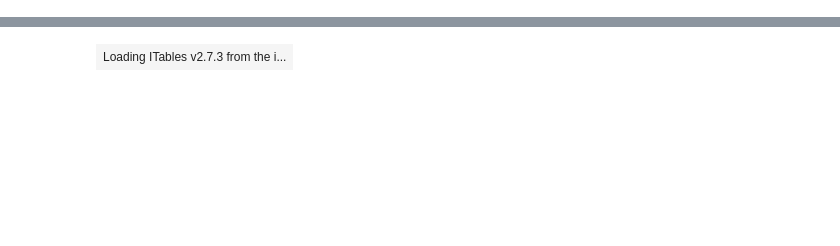
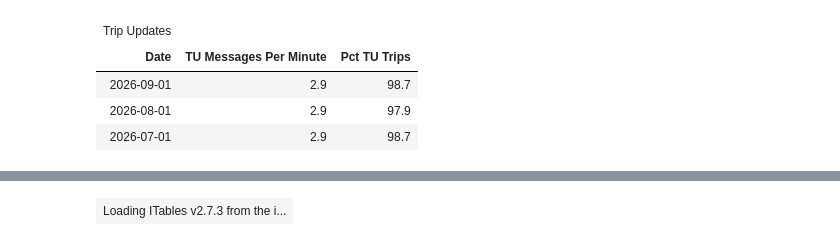
Before and after one commit to cal-itp/gtfs-curator, a Jupyter notebook: gtfs_digest/03_report_operator_refresh.ipynb, the cells around one changed output, grey strips where cells are left out. Cells and saved outputs as stored; diff of their text form; code cells hidden in the pictures; blank space fills up the shorter version.

```diff
--- a/gtfs_digest/03_report_operator_refresh.ipynb
+++ b/gtfs_digest/03_report_operator_refresh.ipynb
@@ -68,7 +44,10 @@ schedule_rt_route_direction_summary_df = gcs_pandas().read_parquet(schedule_rt_r
 # %%
-operator_df = gcs_pandas().read_parquet(
+operator_df = (gcs_pandas().read_parquet(
     operator_summary_url,
     filters=[
         ("Day Type", "==", "Weekday"),
-        ("Analysis Name", "==", analysis_name)],
-).drop_duplicates(subset = ["Analysis Name", "Date"]).sort_values(by = ["Date"])
+        ("Analysis Name", "==", analysis_name),
+        ("VP Name", "!=", "None")],
+)).sort_values(by = ["Date","Daily TU Trips"], ascending = [False,False]).drop_duplicates(subset = [
+    "Analysis Name","Date"
+])
@@ -78,0 +54,2 @@ operator_df.head()
+# %%
+operator_df["Pct TU Trips"] = operator_df["Pct TU Trips"].round(2)
@@ -105,3 +72,25 @@ display((
+# %%
+display((
+    GT(operator_df[["Date","TU Messages Per Minute", 'Pct TU Trips',]].sort_values("Date", ascending=False))
+    .fmt_integer(
+        columns=["TU Messages Per Minute", 'Pct TU Trips',],
+    ).tab_header(
+        title="Trip Updates",
+    ).cols_align(
+        columns=["TU Messages Per Minute", 'Pct TU Trips',],
+        align="center",
+    ).pipe(
+        gte.gt_color_box,
+        columns=["TU Messages Per Minute", 'Pct TU Trips',],
+        palette="YlGnBu",
+    )
+))
+# %% [output]
+| Trip Updates |  |  |
+| Date | TU Messages Per Minute | Pct TU Trips |
+| 2026-09-01 | 2.9 | 98.7 |
+| 2026-08-01 | 2.9 | 97.9 |
+| 2026-07-01 | 2.9 | 98.7 |
 # %%
 detailed_route_cols = ['Frequency All Day', 'Frequency Offpeak', 'Frequency Peak','Daily Trips Peak', 'Daily Trips Offpeak', 'Daily Trips All Day','Average Scheduled Minutes', 'Headway All Day',
        'Headway Peak', 'Headway Offpeak']
```
Also changed, not shown: parts of 13 cells of this notebook, 5 other files.
